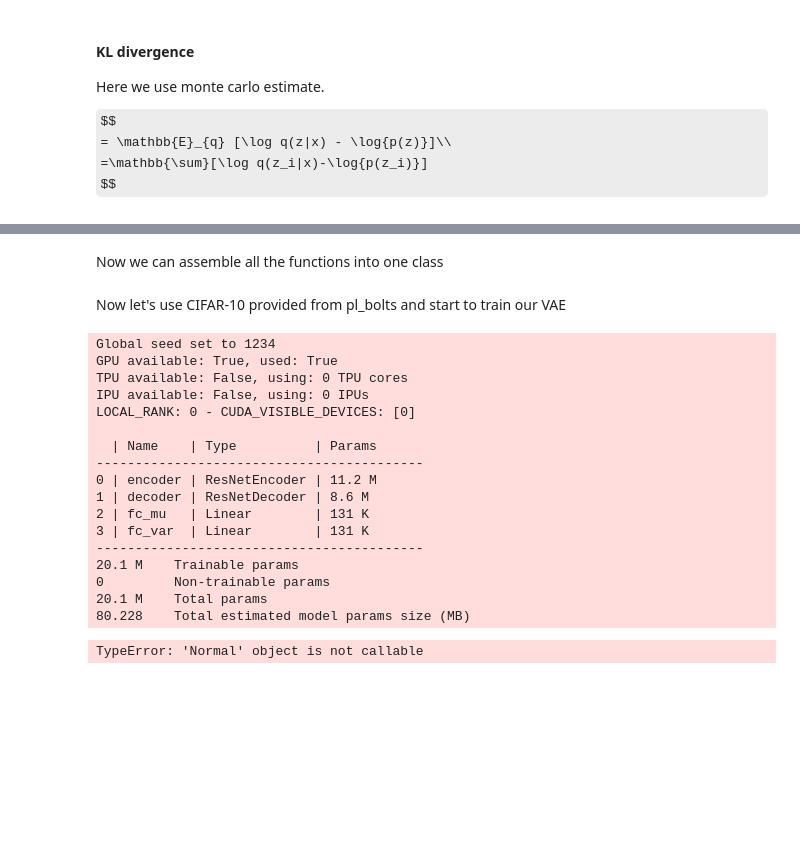
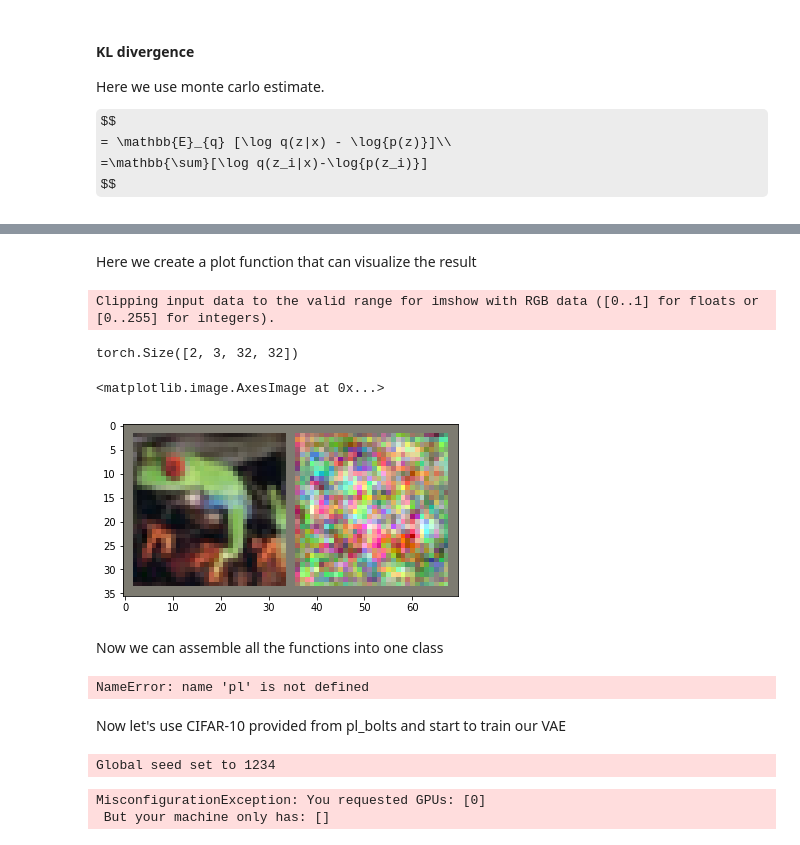
Before and after one commit to HsiuWen/DL_course_MS_HPC_IA, a Jupyter notebook: Lab6_generative_model.ipynb, the cells around one changed output, grey strips where cells are left out. Drawn from its saved outputs; the diff is of its cells as text; code cells hidden in the pictures; some formulas as TeX source; blank space fills up the shorter version.

```diff
--- a/Lab6_generative_model.ipynb
+++ b/Lab6_generative_model.ipynb
@@ -436,12 +445,29 @@ elbo:  tensor(-7073.0571, grad_fn=<MeanBackward0>)
+# %% [markdown]
+Here we create a plot function that can visualize the result
+# %%
+def images_original_generated(x, x_hat, normalize):
+    mean, std = np.array(normalize.mean), np.array(normalize.std)
+    x_com = torch.cat((x,x_hat),0).detach()
+    grid =torchvision.utils.make_grid(x_com).permute(1, 2, 0).numpy() * std + mean
+    return grid
+# %%
+grid = images_original_generated(x,x_hat,cifar10_normalization())
+plt.imshow(grid)
+# %% [output]
+Clipping input data to the valid range for imshow with RGB data ([0..1] for floats or [0..255] for integers).
+torch.Size([2, 3, 32, 32])
+<matplotlib.image.AxesImage at 0x...>
+[figure, added]
 # %% [markdown]
 Now we can assemble all the functions into one class
 # %%
 #Full implementation of VAE
+import torch
 
 class VAE(pl.LightningModule):
     def __init__(self, enc_out_dim=512, latent_dim=256, input_height=32):
         super().__init__()
-
+        self.img_dim = (3,32,32) #RGB images
         self.save_hyperparameters()
 
         # encoder, decoder
@@ -463,12 +489,14 @@ class VAE(pl.LightningModule):
     def configure_optimizers(self):
         return torch.optim.Adam(self.parameters(),lr = 1e-4)
 
+    # Reconstruction loss: P(x|z)
     def gaussian_likelihood(self, mean, logscale, sample):
         scale = torch.exp(logscale)
         dist = torch.distributions.Normal(mean, scale)
         log_pxz = dist.log_prob(sample)
         return log_pxz.sum(dim=(1, 2, 3))
 
+    # sum(log(q(z|x)-log(p(z)))
     def kl_divergence(self, z, mu, std):
         # 1. define the first two probabilities (in this case Normal for both)
         p = torch.distributions.Normal(torch.zeros_like(mu), torch.ones_like(std))
@@ -482,6 +510,10 @@ class VAE(pl.LightningModule):
         kl = (log_qzx - log_pz)
         kl = kl.sum(-1)
         return kl
+
+    #def forward(self,z):
+    #    img = self.decoder(z)
+    #    img = img.view(img.size(0),*self.img_dim)
 
     def training_step(self, batch, batch_idx):
         x,_=batch
@@ -509,13 +541,17 @@ class VAE(pl.LightningModule):
 
         self.log_dict({
             'elbo': elbo,
-            'kl': kl.mean(),
-            'recon_loss': recon_loss.mean(),
             'reconstruction': recon_loss.mean(),
             'kl': kl.mean(),
         })
 
+        # log sampling images
+        grid = images_original_generated(x,x_hat,cifar10_normalization())
+        self.logger.experiment.add_image("generated images-{epoch:02d}", grid, 0)
+
         return elbo
+# %% [output]
+NameError: name 'pl' is not defined
 # %% [markdown]
 Now let's use CIFAR-10 provided from pl_bolts and start to train our VAE
 # %%
@@ -526,24 +561,10 @@ datamodule = CIFAR10DataModule('.')
 pl.seed_everything(1234)
 
 vae = VAE()
-trainer = pl.Trainer(gpus=1, max_epochs=30, progress_bar_refresh_rate=10)
+trainer = pl.Trainer(gpus=1, max_epochs=18, progress_bar_refresh_rate=10)
+
 trainer.fit(vae, datamodule)
 # %% [output]
 Global seed set to 1234
-GPU available: True, used: True
-TPU available: False, using: 0 TPU cores
-IPU available: False, using: 0 IPUs
-LOCAL_RANK: 0 - CUDA_VISIBLE_DEVICES: [0]
-
-  | Name    | Type          | Params
-------------------------------------------
-0 | encoder | ResNetEncoder | 11.2 M
-1 | decoder | ResNetDecoder | 8.6 M
-2 | fc_mu   | Linear        | 131 K
-3 | fc_var  | Linear        | 131 K
-------------------------------------------
-20.1 M    Trainable params
-0         Non-trainable params
-20.1 M    Total params
-80.228    Total estimated model params size (MB)
-TypeError: 'Normal' object is not callable
+MisconfigurationException: You requested GPUs: [0]
+ But your machine only has: []
```
Also changed, not shown: parts of 26 cells of this notebook, 1 other file.
